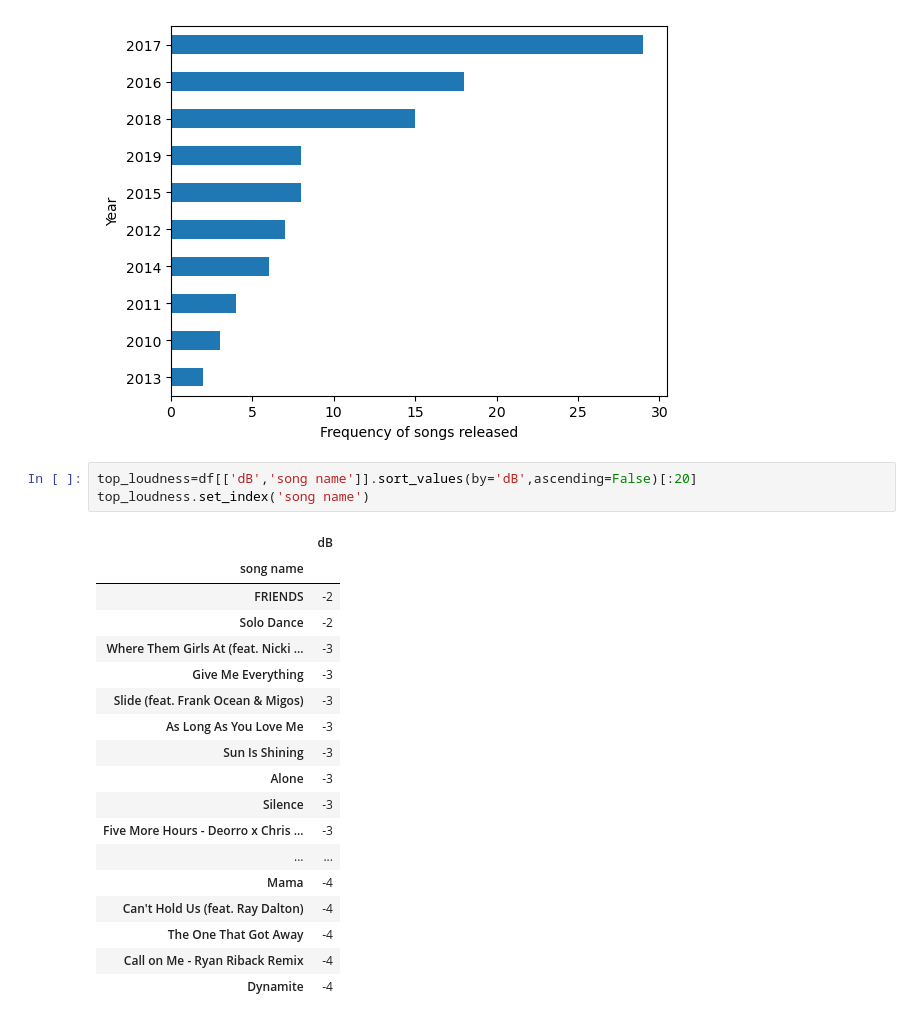
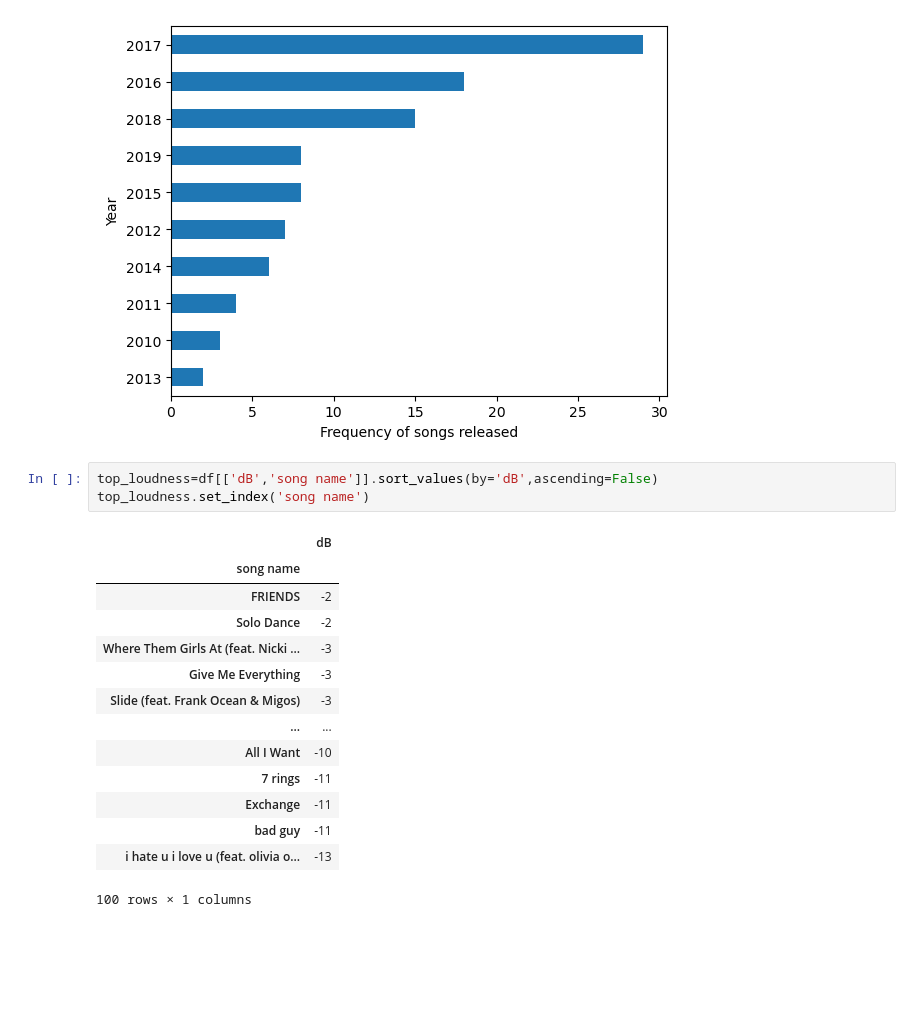
Before and after one commit to sandeepangh782/Analyzing-Suicide-Trends-Unveiling-Influential-Factors, a Jupyter notebook: Analysis-of-spotify-dataset.ipynb, the cells around one changed output. Saved outputs shown, nothing was run; the diff lists cells and outputs as text; blank space fills up the shorter version.

```diff
--- a/Analysis-of-spotify-dataset.ipynb
+++ b/Analysis-of-spotify-dataset.ipynb
@@ -171,26 +171,22 @@ plt.show()
 # %% [output]
 [figure]
 # %%
-top_loudness=df[['dB','song name']].sort_values(by='dB',ascending=False)[:20]
+top_loudness=df[['dB','song name']].sort_values(by='dB',ascending=False)
 top_loudness.set_index('song name')
 # %% [output]
 |  | dB |
 | song name |  |
 | FRIENDS | -2 |
 | Solo Dance | -2 |
 | Where Them Girls At (feat. Nicki ... | -3 |
 | Give Me Everything | -3 |
 | Slide (feat. Frank Ocean & Migos) | -3 |
-| As Long As You Love Me | -3 |
-| Sun Is Shining | -3 |
-| Alone | -3 |
-| Silence | -3 |
-| Five More Hours - Deorro x Chris ... | -3 |
 | ... | ... |
-| Mama | -4 |
-| Can't Hold Us (feat. Ray Dalton) | -4 |
-| The One That Got Away | -4 |
-| Call on Me - Ryan Riback Remix | -4 |
-| Dynamite | -4 |
+| All I Want | -10 |
+| 7 rings | -11 |
+| Exchange | -11 |
+| bad guy | -11 |
+| i hate u i love u (feat. olivia o... | -13 |
+100 rows × 1 columns
 # %%
 #graphical representation of top 20 loudest tracks with their track names
```
Also changed, not shown: parts of 2 cells of this notebook.
